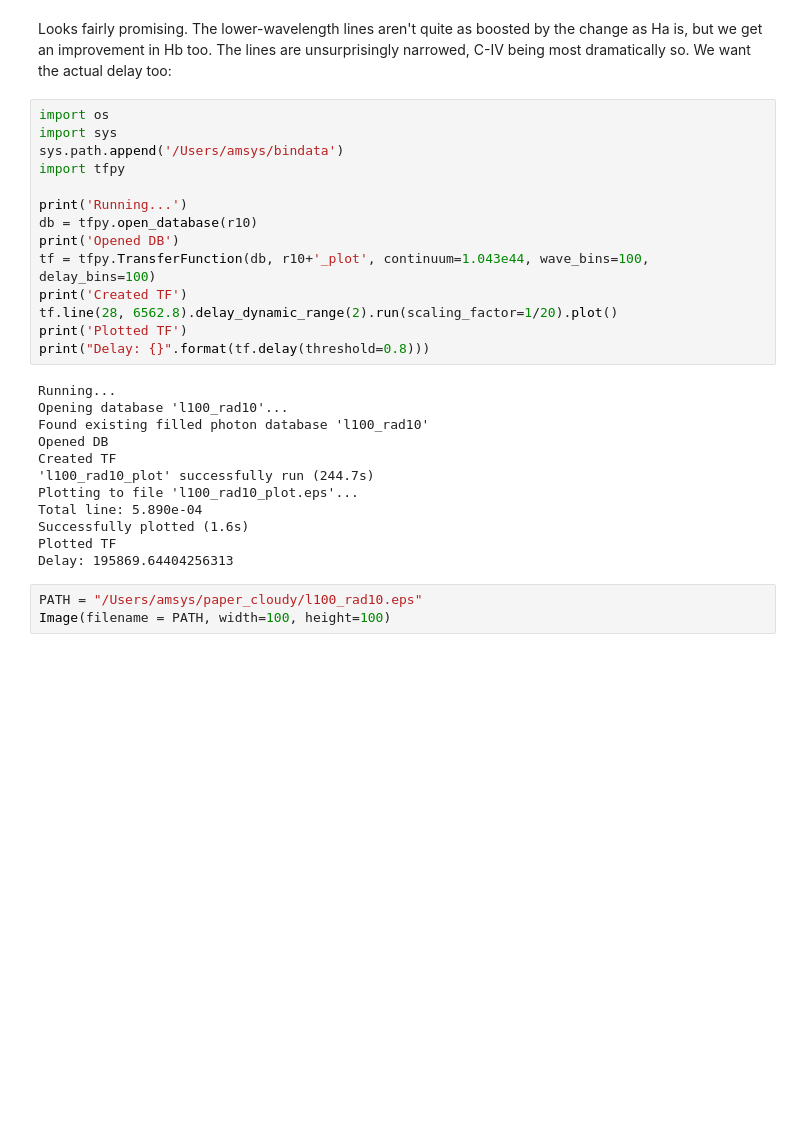
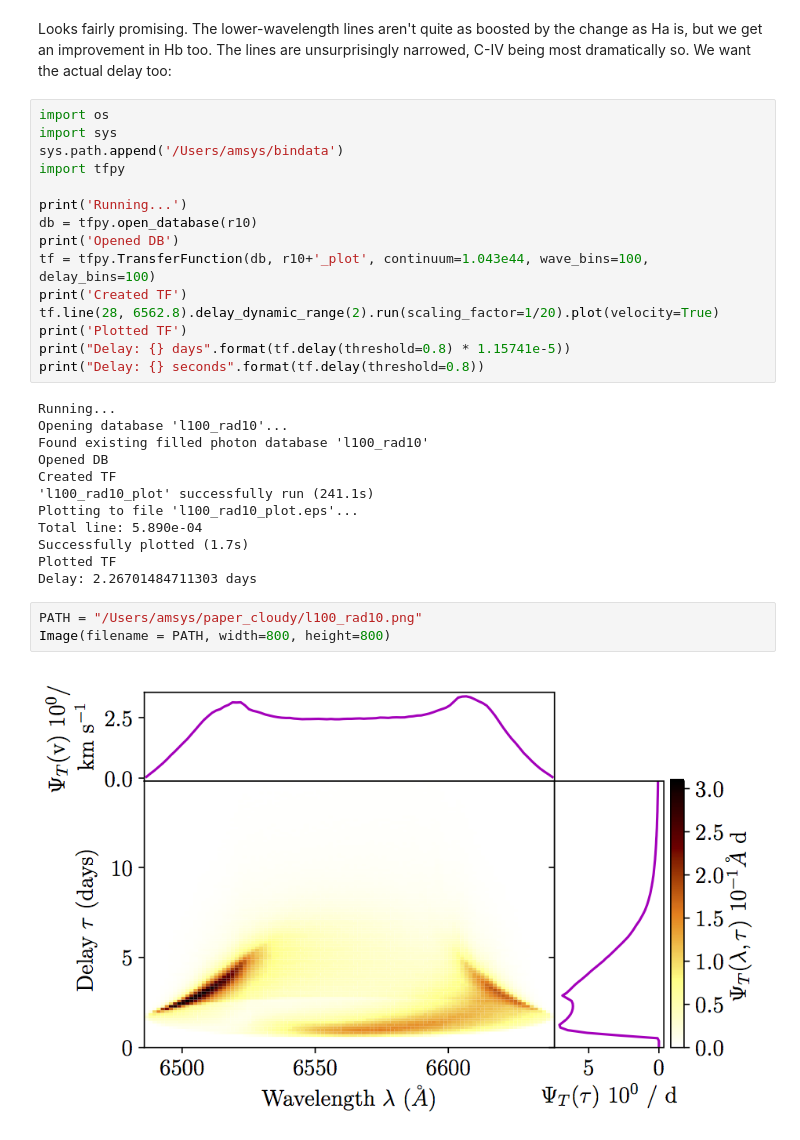
Before and after one commit to smangham/paper_cloudy, a Jupyter notebook: initial_analysis.ipynb, the cells around one changed output. Drawn from its saved outputs; the diff is of its cells as text; blank space fills up the shorter version.

Commit message:
Added delays

```diff
--- a/initial_analysis.ipynb
+++ b/initial_analysis.ipynb
@@ -151,21 +151,24 @@ db = tfpy.open_database(r10)
 print('Opened DB')
 tf = tfpy.TransferFunction(db, r10+'_plot', continuum=1.043e44, wave_bins=100, delay_bins=100)
 print('Created TF')
-tf.line(28, 6562.8).delay_dynamic_range(2).run(scaling_factor=1/20).plot()
+tf.line(28, 6562.8).delay_dynamic_range(2).run(scaling_factor=1/20).plot(velocity=True)
 print('Plotted TF')
-print("Delay: {}".format(tf.delay(threshold=0.8)))
+print("Delay: {} days".format(tf.delay(threshold=0.8) * 1.15741e-5))
+print("Delay: {} seconds".format(tf.delay(threshold=0.8))
 # %% [output]
 Running...
 Opening database 'l100_rad10'...
 Found existing filled photon database 'l100_rad10'
 Opened DB
 Created TF
-'l100_rad10_plot' successfully run (244.7s)
+'l100_rad10_plot' successfully run (241.1s)
 Plotting to file 'l100_rad10_plot.eps'...
 Total line: 5.890e-04
-Successfully plotted (1.6s)
+Successfully plotted (1.7s)
 Plotted TF
-Delay: 195869.64404256313
+Delay: 2.26701484711303 days
 # %%
-PATH = "/Users/amsys/paper_cloudy/l100_rad10.eps"
-Image(filename = PATH, width=100, height=100)
+PATH = "/Users/amsys/paper_cloudy/l100_rad10.png"
+Image(filename = PATH, width=800, height=800)
+# %% [output]
+[figure, added]
```
Also changed, not shown: parts of 4 cells of this notebook, 13 other files.
